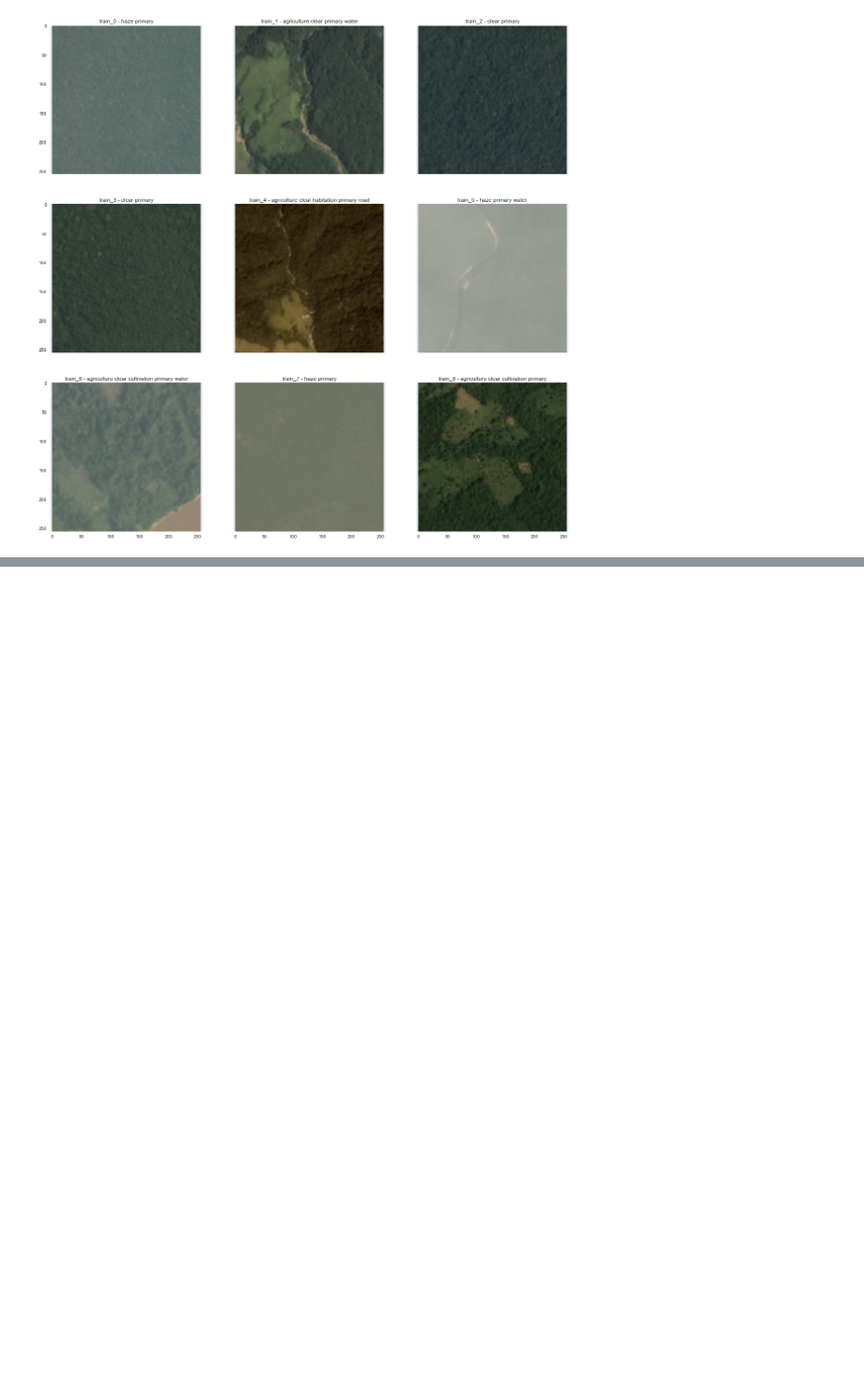
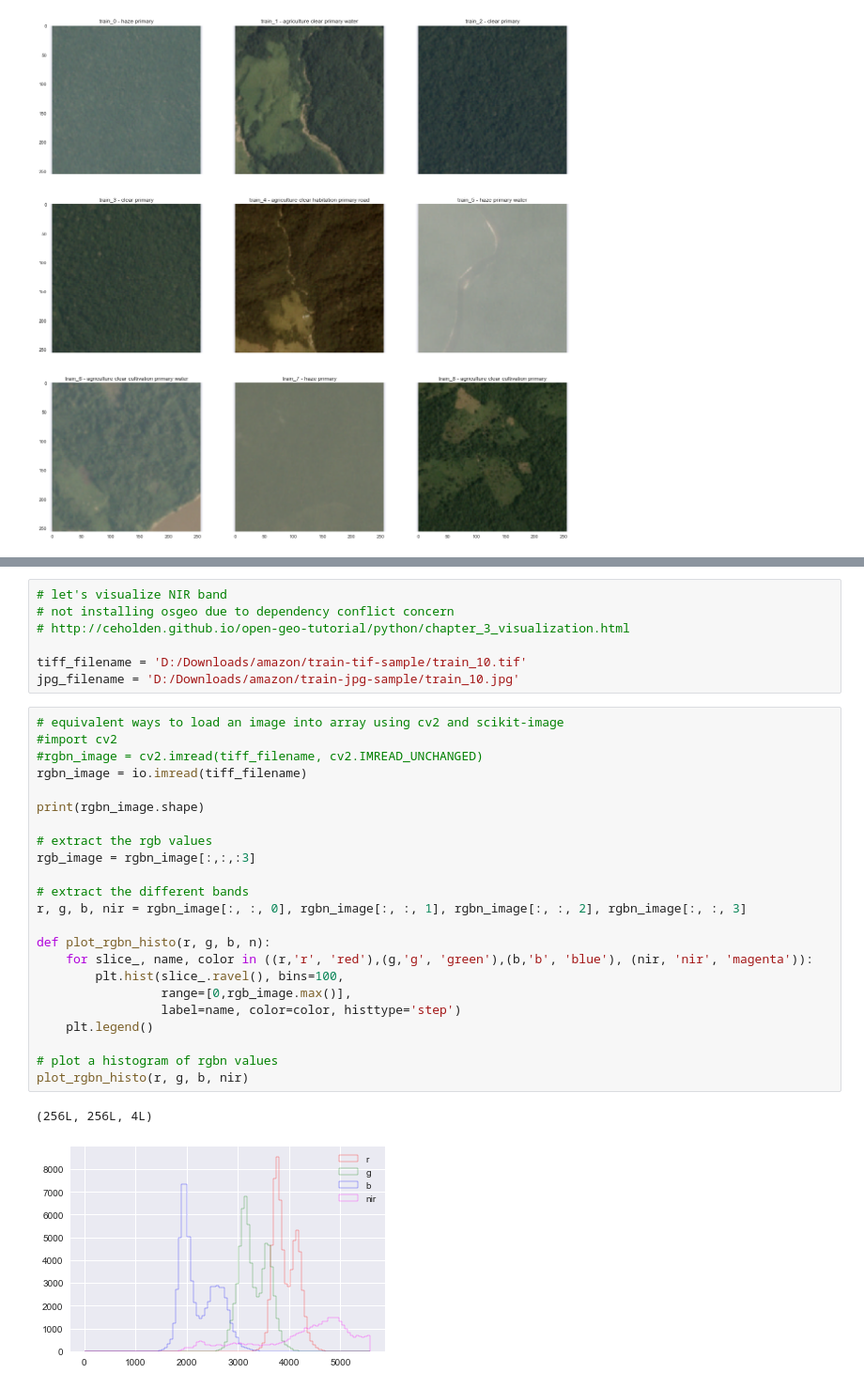
Before and after one commit to jackkwok/satellite-imagery-keras-deep-learning, a Jupyter notebook: getting_started.ipynb, the cells around one changed output, grey strips where cells are left out. Shown at 94% size. Saved outputs shown, nothing was run; the diff lists cells and outputs as text; blank space fills up the shorter version.

```diff
--- a/getting_started.ipynb
+++ b/getting_started.ipynb
@@ -65,0 +105,33 @@ plt.show()
+# %%
+# let's visualize NIR band
+# not installing osgeo due to dependency conflict concern
+# http://ceholden.github.io/open-geo-tutorial/python/chapter_3_visualization.html
+
+tiff_filename = 'D:/Downloads/amazon/train-tif-sample/train_10.tif'
+jpg_filename = 'D:/Downloads/amazon/train-jpg-sample/train_10.jpg'
+# %%
+# equivalent ways to load an image into array using cv2 and scikit-image
+#import cv2
+#rgbn_image = cv2.imread(tiff_filename, cv2.IMREAD_UNCHANGED)
+rgbn_image = io.imread(tiff_filename)
+
+print(rgbn_image.shape)
+
+# extract the rgb values
+rgb_image = rgbn_image[:,:,:3]
+
+# extract the different bands
+r, g, b, nir = rgbn_image[:, :, 0], rgbn_image[:, :, 1], rgbn_image[:, :, 2], rgbn_image[:, :, 3]
+
+def plot_rgbn_histo(r, g, b, n):
+    for slice_, name, color in ((r,'r', 'red'),(g,'g', 'green'),(b,'b', 'blue'), (nir, 'nir', 'magenta')):
+        plt.hist(slice_.ravel(), bins=100,
+                 range=[0,rgb_image.max()],
+                 label=name, color=color, histtype='step')
+    plt.legend()
+
+# plot a histogram of rgbn values
+plot_rgbn_histo(r, g, b, nir)
+# %% [output]
+(256L, 256L, 4L)
+[figure, added]
```
Also changed, not shown: parts of 12 cells of this notebook, 7 other files.
